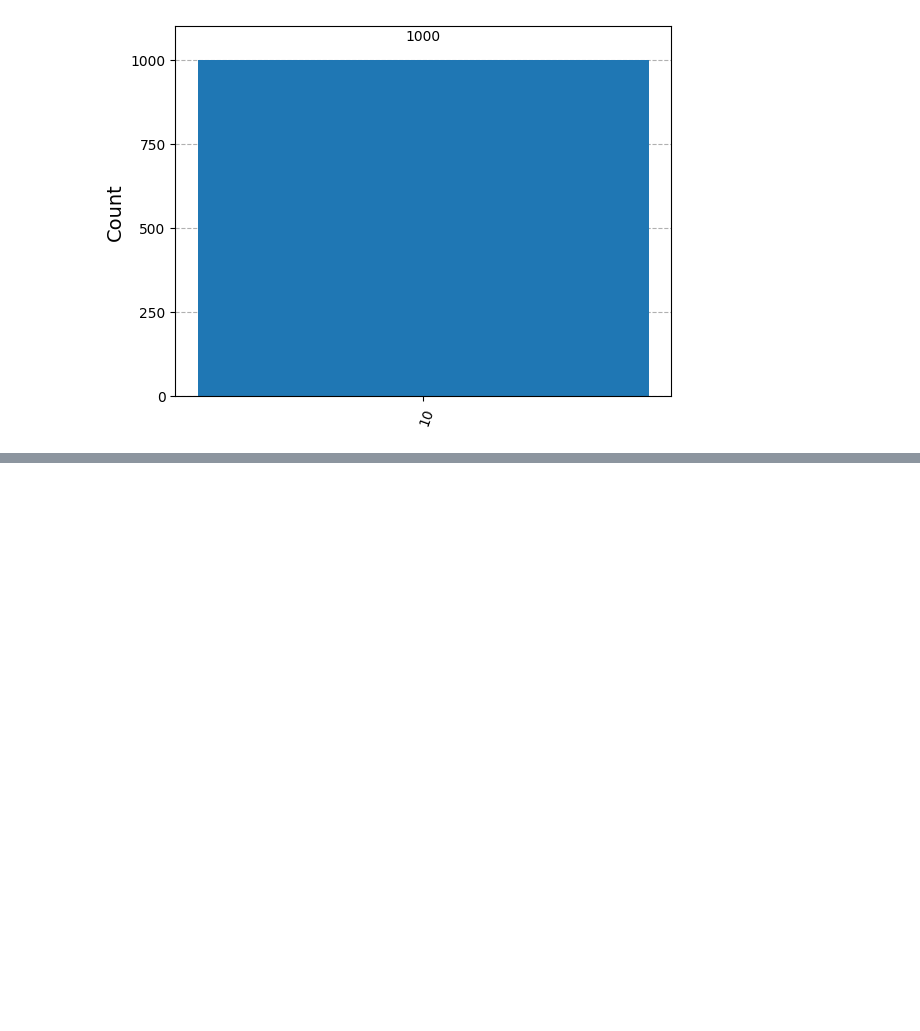
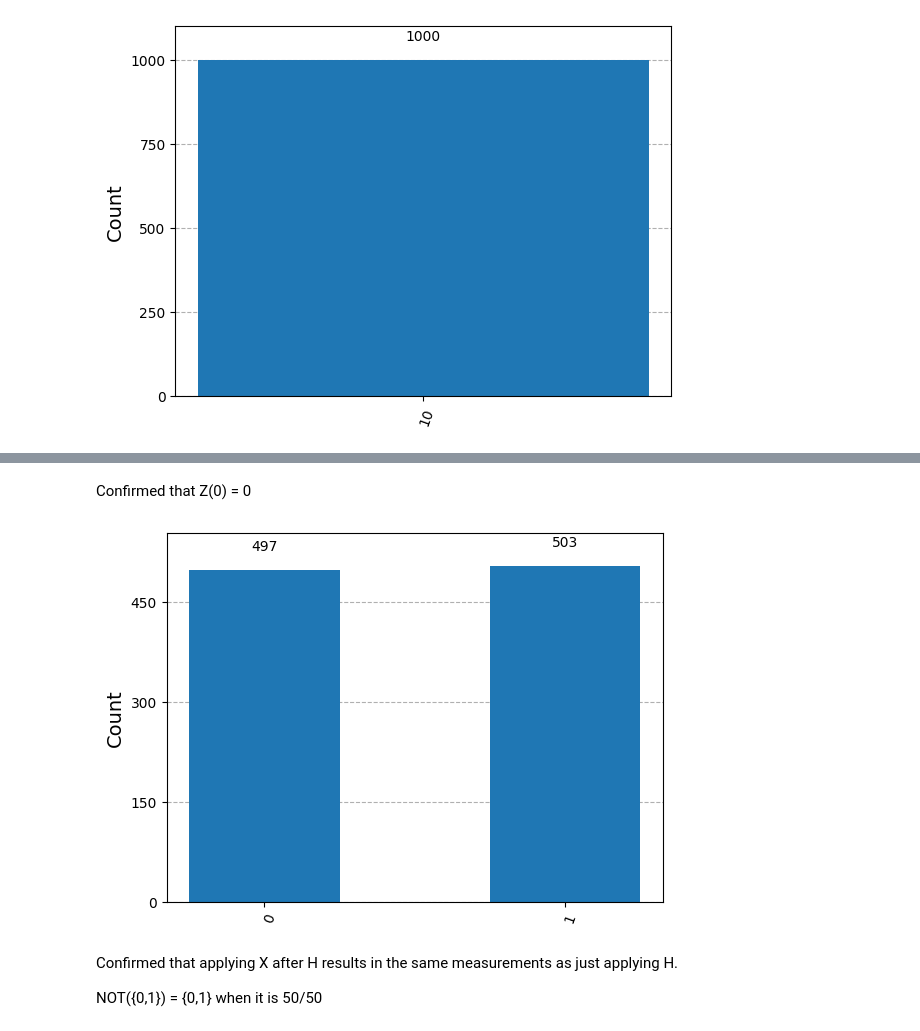
Before and after one commit to AThomsonSMC/uri-qc, a Jupyter notebook: coding3/atoms-of-computation.ipynb, the cells around one changed output, grey strips where cells are left out. Drawn from its saved outputs; the diff is of its cells as text; code cells hidden in the pictures; blank space fills up the shorter version.

```diff
--- a/coding3/atoms-of-computation.ipynb
+++ b/coding3/atoms-of-computation.ipynb
@@ -138,0 +176,15 @@ plot_histogram(result_ha[0].data.c.get_counts())
+# %% [markdown]
+Confirmed that Z(0) = 0
+# %%
+qc_hx = QuantumCircuit(1)
+qc_hx.h(0)
+qc_hx.x(0)
+qc_hx.measure_all()
+result_hx = sampler.run([qc_hx], shots=1000).result()
+plot_histogram(result_hx[0].data.meas.get_counts())
+# %% [output]
+[figure, added]
+# %% [markdown]
+Confirmed that applying X after H results in the same measurements as just applying H.
+
+NOT({0,1}) = {0,1} when it is 50/50
```
Also changed, not shown: parts of 10 cells of this notebook, 1 other file.
